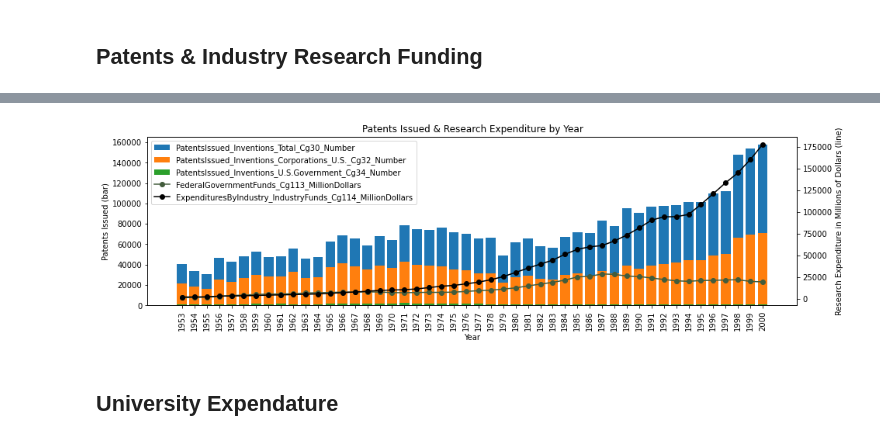
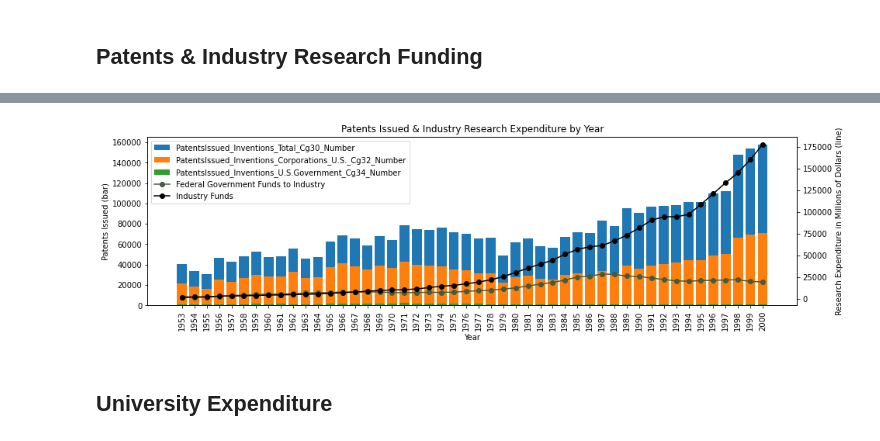
Before and after one commit to BriceB-20/Medical-Device-Project, a Jupyter notebook: Industry Analysis.ipynb, the cells around one changed output, grey strips where cells are left out. Cells and saved outputs as stored; diff of their text form; code cells hidden in the pictures.

```diff
--- a/Industry Analysis.ipynb
+++ b/Industry Analysis.ipynb
@@ -119,5 +131,4 @@ patents_1953 = patents.loc[filt, ["Year", "PatentsIssued_Inventions_Total_Cg30_N
 # %%
-# Chart with 1 axis
 plt.figure(figsize=(15,4))
 
 for series in patents_1953:
@@ -126,20 +137,15 @@ for series in patents_1953:
     else:
         plt.bar(x=patents_1953["Year"], height=patents_1953[series], label=series)
 
-#ax2=plt.gca().twinx()
-colors = ["#425C3C", "#000000"]
+colors = ["#26E600", "#000000"]
 for i, series in enumerate(funding[["FederalGovernmentFunds_Cg113_MillionDollars", "ExpendituresByIndustry_IndustryFunds_Cg114_MillionDollars"]]):
     plt.plot(patents_1953["Year"], funding[series], label=series, color=colors[i], marker="o")
-    #ax2.plot(patents_1953["Year"], funding[series])
 
-# Create secondary y axis
-# ax2=plt.gca().twinx()
-# ax2.plot(patents_1953["Year"],answer_per_hour)
 
 plt.xticks(ticks=patents_1953["Year"], rotation=90)
 
 plt.xlabel("Year")
-plt.ylabel("Patents Issued")
+plt.ylabel("Patents Issued (bar) \n Research Expenditure in Millions (line)")
 plt.title("Patents Issued vs Research Expenditure")
 
 plt.legend()
@@ -149,33 +155,34 @@ plt.show()
 # %%
 plt.figure(figsize=(15,4))
 
 ax1 = plt.gca()
 ax2 = plt.gca().twinx()
 
 for series in patents_1953:
     if series == "Year":
         pass
     else:
         ax1.bar(patents_1953["Year"], patents_1953[series], label=series)
 
 colors = ["#425C3C", "#000000"]
+labels = ["Federal Government Funds to Industry", "Industry Funds"]
 for i, series in enumerate(funding[["FederalGovernmentFunds_Cg113_MillionDollars", "ExpendituresByIndustry_IndustryFunds_Cg114_MillionDollars"]]):
-    ax2.plot(patents_1953["Year"], funding[series], label=series, color=colors[i], marker="o")
+    ax2.plot(patents_1953["Year"], funding[series], label=labels[i], color=colors[i], marker="o")
 
 ax1.set_xticks(patents_1953["Year"])
 ax1.tick_params(axis="x", labelrotation=90)
 ax1.set_xlabel("Year")
 ax1.set_ylabel("Patents Issued (bar)")
 ax2.set_ylabel("Research Expenditure in Millions of Dollars (line)")
 
 # Combine ledgends
 art = ax1.get_legend_handles_labels()[0] + ax2.get_legend_handles_labels()[0]
 labels = [l.get_label() for l in art]
 ax1.legend(art, labels, loc=0)
 
-plt.title("Patents Issued & Research Expenditure by Year")
+plt.title("Patents Issued & Industry Research Expenditure by Year")
 plt.show()
 # %% [output]
-[figure, old version]
+[figure, new version]
 # %% [markdown]
-## University Expendature
+## University Expenditure
```
Also changed, not shown: parts of 11 cells of this notebook, 1 other file.
